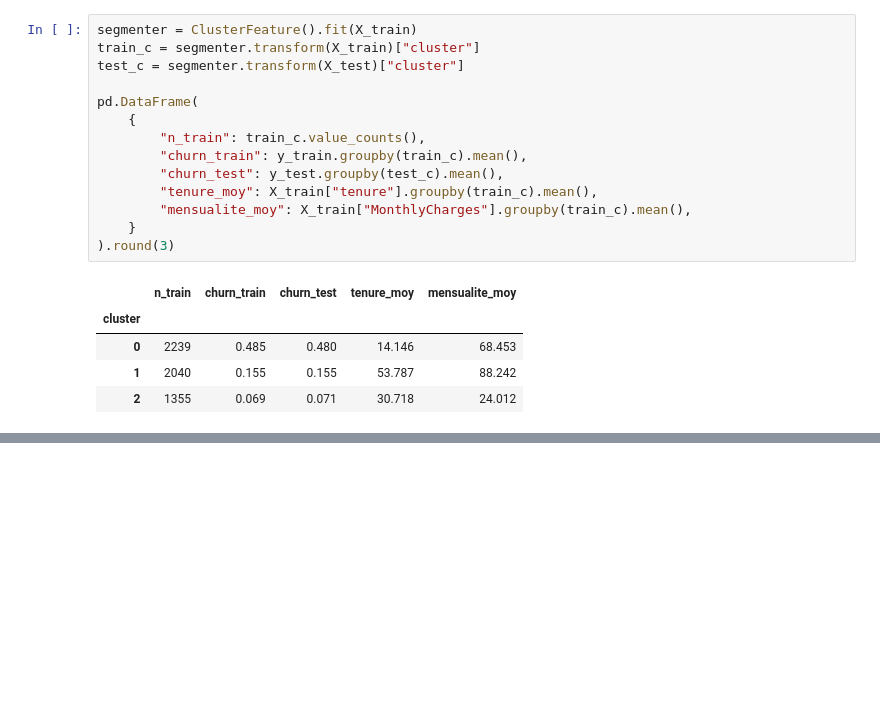
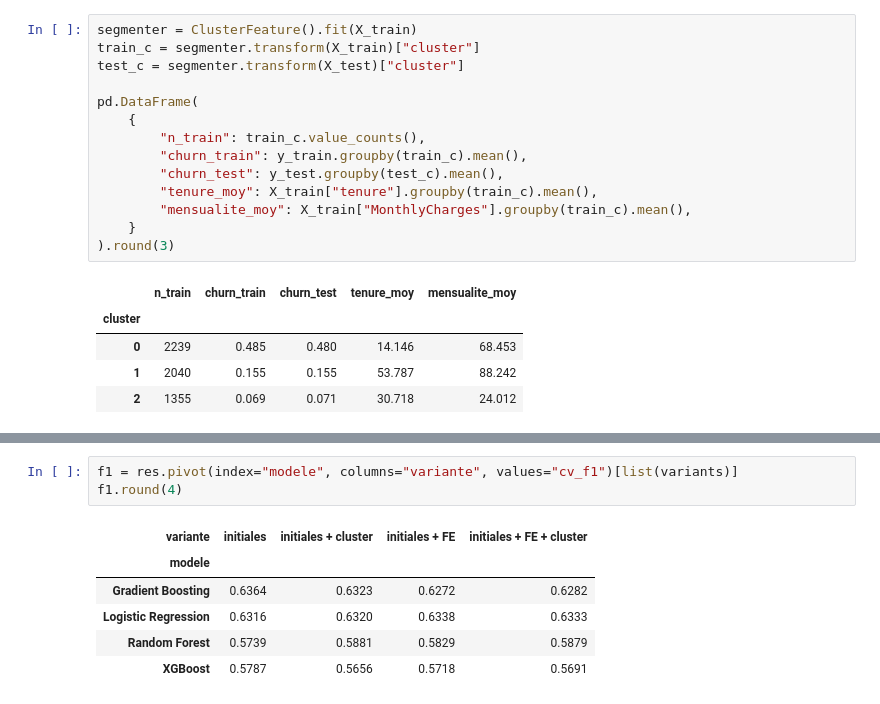
Before and after one commit to doughmi-ilyas/customer-churn-prediction, a Jupyter notebook: notebooks/04_lien.ipynb, the cells around one changed output, grey strips where cells are left out. Saved outputs shown, nothing was run; the diff lists cells and outputs as text; blank space fills up the shorter version.

```diff
--- a/notebooks/04_lien.ipynb
+++ b/notebooks/04_lien.ipynb
@@ -200,0 +236,10 @@ pd.DataFrame(
+# %%
+f1 = res.pivot(index="modele", columns="variante", values="cv_f1")[list(variants)]
+f1.round(4)
+# %% [output]
+| variante | initiales | initiales + cluster | initiales + FE | initiales + FE + cluster |
+| modele |  |  |  |  |
+| Gradient Boosting | 0.6364 | 0.6323 | 0.6272 | 0.6282 |
+| Logistic Regression | 0.6316 | 0.6320 | 0.6338 | 0.6333 |
+| Random Forest | 0.5739 | 0.5881 | 0.5829 | 0.5879 |
+| XGBoost | 0.5787 | 0.5656 | 0.5718 | 0.5691 |
```
Also changed, not shown: parts of 5 cells of this notebook, 1 other file.
